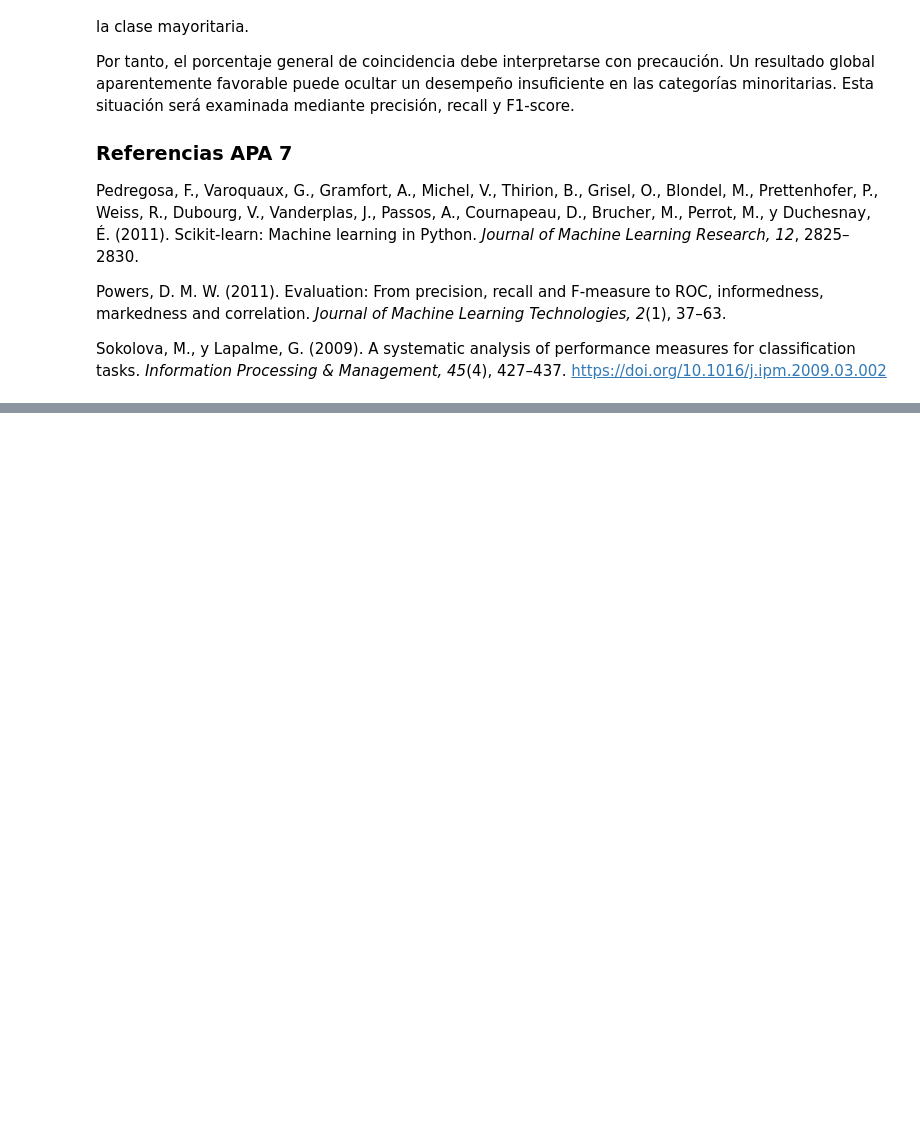
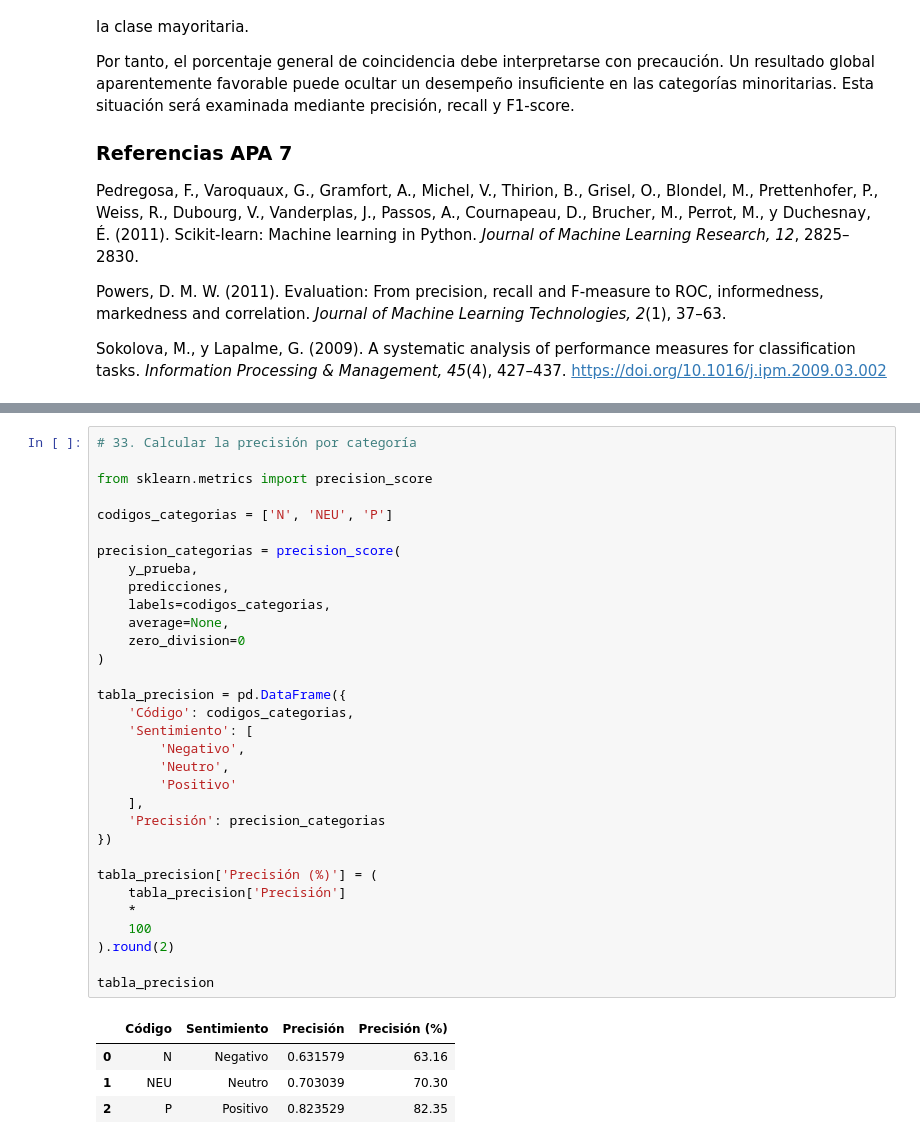
Before and after one commit to cahecaz/TrabajoFinal_analisisdesentimientos, a Jupyter notebook: Analisis_Inicial_IA_Tweets.ipynb, the cells around one changed output, grey strips where cells are left out. Cells and saved outputs as stored; diff of their text form; blank space fills up the shorter version.

Commit message:
Calcula precisión del analizador Creado con Colab

```diff
--- a/Analisis_Inicial_IA_Tweets.ipynb
+++ b/Analisis_Inicial_IA_Tweets.ipynb
@@ -1521,0 +1533,37 @@ https://doi.org/10.1016/j.ipm.2009.03.002
+# %%
+# 33. Calcular la precisión por categoría
+
+from sklearn.metrics import precision_score
+
+codigos_categorias = ['N', 'NEU', 'P']
+
+precision_categorias = precision_score(
+    y_prueba,
+    predicciones,
+    labels=codigos_categorias,
+    average=None,
+    zero_division=0
+)
+
+tabla_precision = pd.DataFrame({
+    'Código': codigos_categorias,
+    'Sentimiento': [
+        'Negativo',
+        'Neutro',
+        'Positivo'
+    ],
+    'Precisión': precision_categorias
+})
+
+tabla_precision['Precisión (%)'] = (
+    tabla_precision['Precisión']
+    *
+    100
+).round(2)
+
+tabla_precision
+# %% [output]
+|  | Código | Sentimiento | Precisión | Precisión (%) |
+| 0 | N | Negativo | 0.631579 | 63.16 |
+| 1 | NEU | Neutro | 0.703039 | 70.30 |
+| 2 | P | Positivo | 0.823529 | 82.35 |
```
Also changed, not shown: parts of 3 cells of this notebook.
